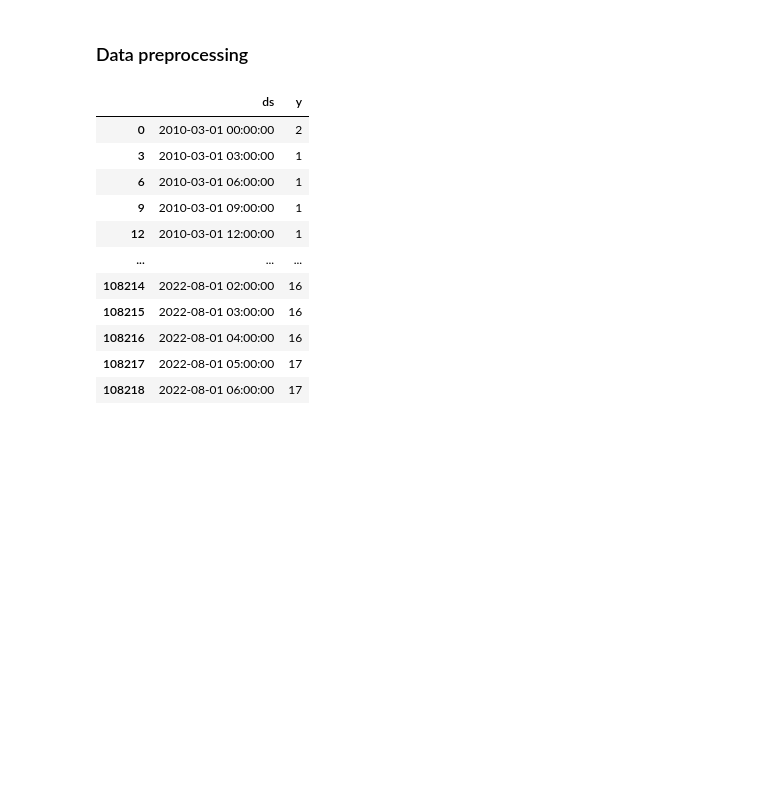
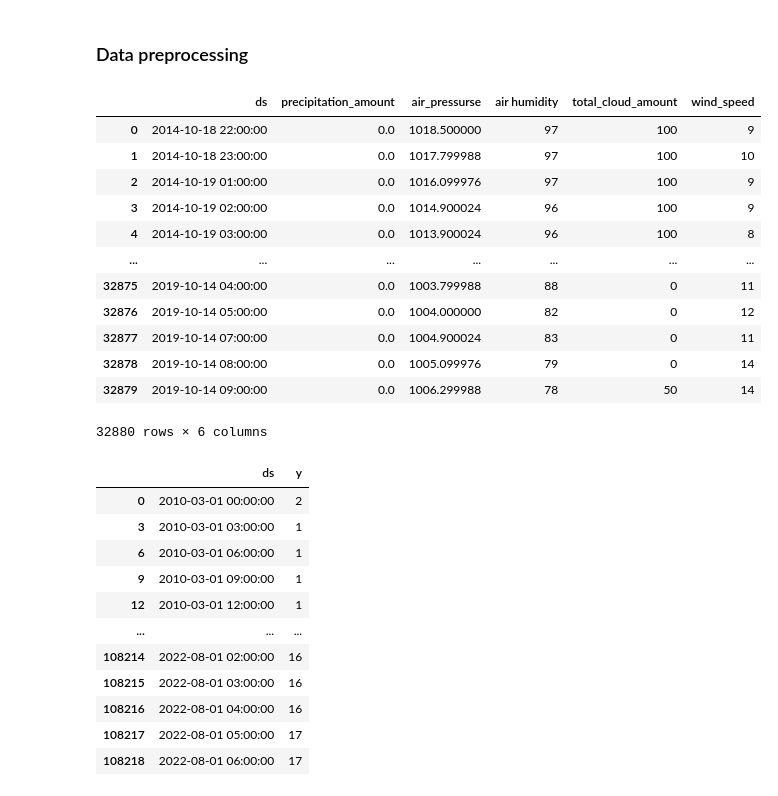
Before and after one commit to Peshkatar/prophet-weather-forecast, a Jupyter notebook: model.ipynb, the cells around one changed output. Saved outputs shown, nothing was run; the diff lists cells and outputs as text; code cells hidden in the pictures; blank space fills up the shorter version.

Commit message:
added regressors

```diff
--- a/model.ipynb
+++ b/model.ipynb
@@ -53,2 +53,32 @@ def transform(df_: pd.DataFrame) -> pd.DataFrame:
+# %%
+# Create dataframe for each regressor.
+precip = transform(pd.read_csv("data/nederbördsmängd.csv", sep=";"), "Nederbördsmängd", "precipitation_amount", np.float16)
+pressure = transform(pd.read_csv("data/smhi-luftryck.csv", sep=";"), "Lufttryck", "air_pressurse", np.float32)
+humid = transform(pd.read_csv("data/smhi-luftfuktighet.csv", sep=";"), "Luftfuktighet", "air humidity")
+cloud = transform(pd.read_csv("data/smhi-molnmängd.csv", sep=";"), "Total molnmängd", "total_cloud_amount")
+wind = transform(pd.read_csv("data/smhi-vind.csv", sep=";").dropna(), "Vindhastighet", "wind_speed")
+# %%
+# Unified dataframe with all regressors.
+regressors = (precip
+    .merge(pressure, on="ds", how="inner")
+    .merge(humid, on="ds", how="inner")
+    .merge(cloud, on="ds", how="inner")
+    .merge(wind, on="ds", how="inner"))
+# %%
+regressors
+# %% [output]
+|  | ds | precipitation_amount | air_pressurse | air humidity | total_cloud_amount | wind_speed |
+| 0 | 2014-10-18 22:00:00 | 0.0 | 1018.500000 | 97 | 100 | 9 |
+| 1 | 2014-10-18 23:00:00 | 0.0 | 1017.799988 | 97 | 100 | 10 |
+| 2 | 2014-10-19 01:00:00 | 0.0 | 1016.099976 | 97 | 100 | 9 |
+| 3 | 2014-10-19 02:00:00 | 0.0 | 1014.900024 | 96 | 100 | 9 |
+| 4 | 2014-10-19 03:00:00 | 0.0 | 1013.900024 | 96 | 100 | 8 |
+| ... | ... | ... | ... | ... | ... | ... |
+| 32875 | 2019-10-14 04:00:00 | 0.0 | 1003.799988 | 88 | 0 | 11 |
+| 32876 | 2019-10-14 05:00:00 | 0.0 | 1004.000000 | 82 | 0 | 12 |
+| 32877 | 2019-10-14 07:00:00 | 0.0 | 1004.900024 | 83 | 0 | 11 |
+| 32878 | 2019-10-14 08:00:00 | 0.0 | 1005.099976 | 79 | 0 | 14 |
+| 32879 | 2019-10-14 09:00:00 | 0.0 | 1006.299988 | 78 | 50 | 14 |
+32880 rows × 6 columns
 # %%
 # Function call to transform.
```
Also changed, not shown: parts of 8 cells of this notebook.
